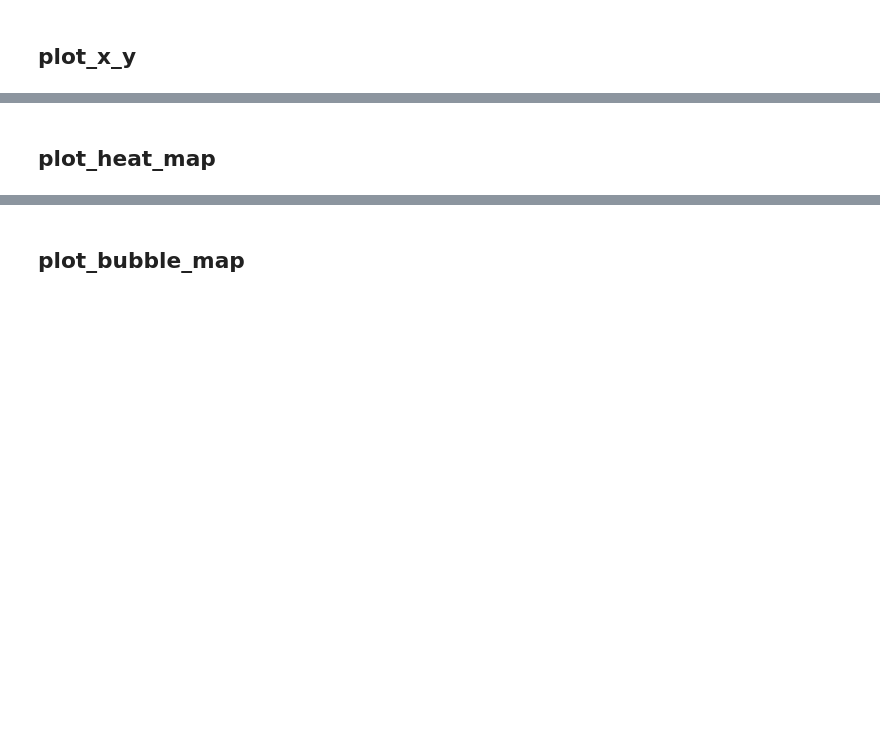
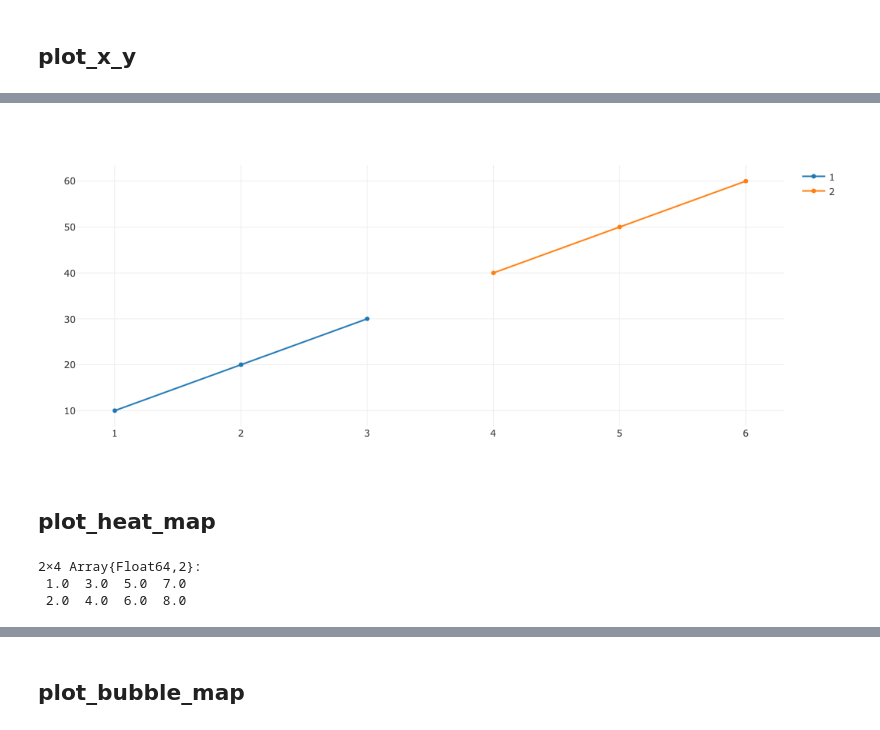
Before and after one commit to KwatME/HotPlot.jl, a Jupyter notebook: notebook/example.ipynb, the cells around one changed output, grey strips where cells are left out. Cells and saved outputs as stored; diff of their text form; code cells hidden in the pictures; blank space fills up the shorter version.

```diff
--- a/notebook/example.ipynb
+++ b/notebook/example.ipynb
@@ -23,7 +41,13 @@ plot_x_y((y_1, y_2); layout = layout)
 # %%
-plot_x_y(([1, 2, 3], [4, 5, 6]), (y1, y2))
+plot_x_y(([1.0, 2.0, 3.0], [4.0, 5.0, 6.0]), (y1, y2))
+# %% [output]
+[figure, added]
 # %% [markdown]
 ## plot_heat_map
 # %%
-matrix = collect(reshape(1:8, (2, 4)))
+matrix = collect(reshape(1.0:8.0, (2, 4)))
+# %% [output]
+2×4 Array{Float64,2}:
+ 1.0  3.0  5.0  7.0
+ 2.0  4.0  6.0  8.0
 # %%
```
Also changed, not shown: parts of 7 cells of this notebook, 1 other file.
